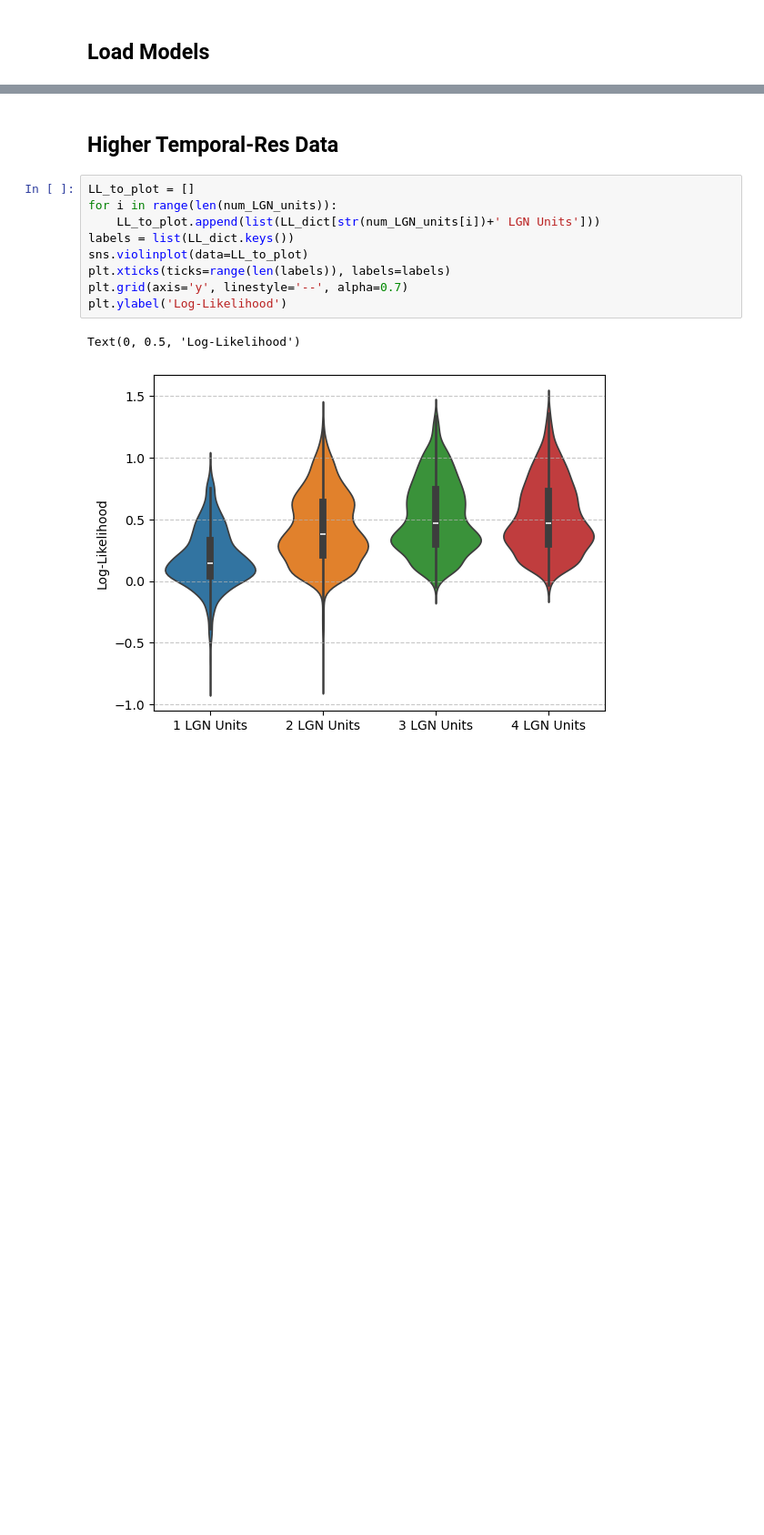
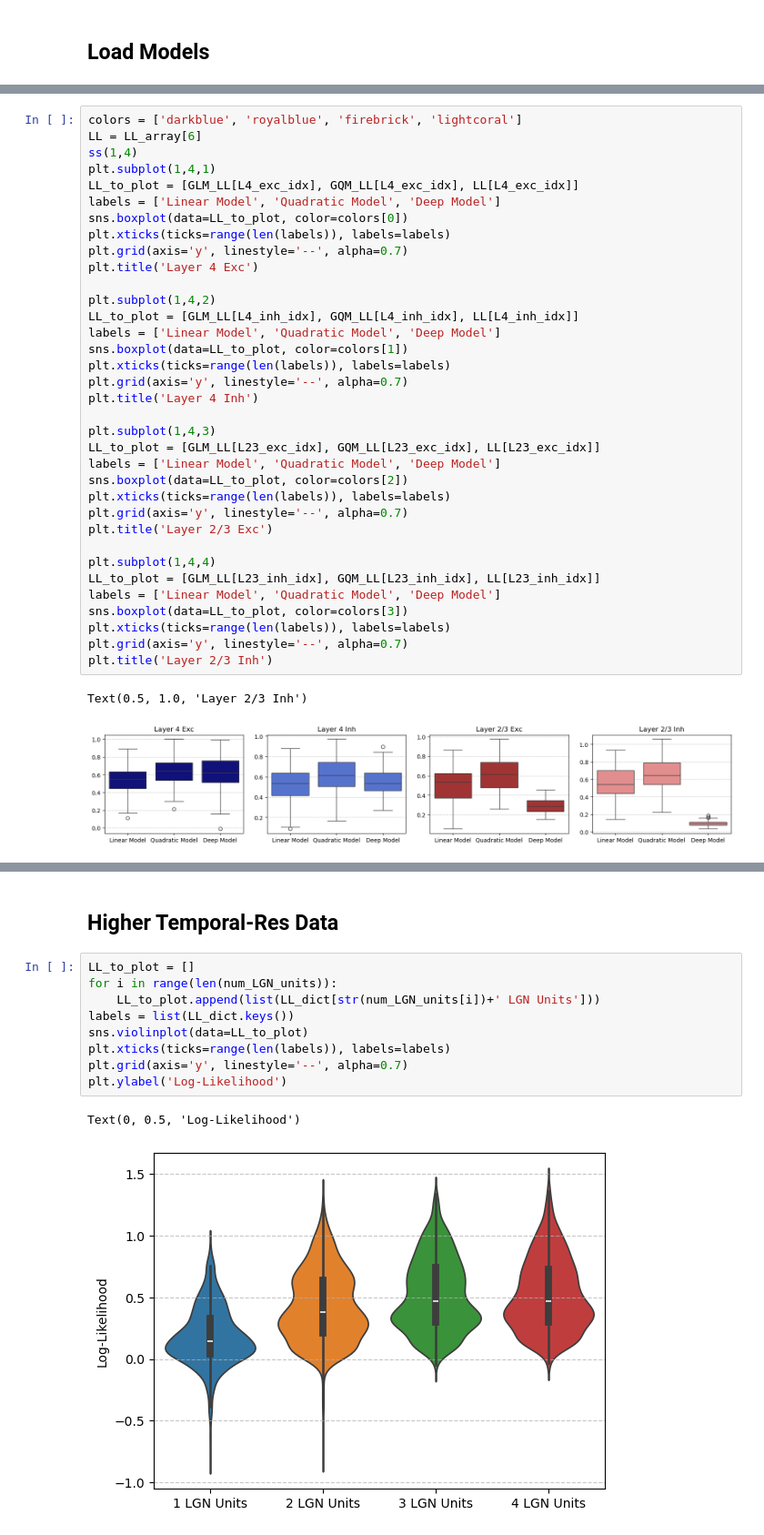
Before and after one commit to IsabelF98/Cloud_SynthData_Proj, a Jupyter notebook: LGN_units.ipynb, the cells around one changed output, grey strips where cells are left out. Shown at 91% size. Cells and saved outputs as stored; diff of their text form; blank space fills up the shorter version.

```diff
--- a/LGN_units.ipynb
+++ b/LGN_units.ipynb
@@ -338,0 +451,38 @@ for k in range(5):
+# %%
+colors = ['darkblue', 'royalblue', 'firebrick', 'lightcoral']
+LL = LL_array[6]
+ss(1,4)
+plt.subplot(1,4,1)
+LL_to_plot = [GLM_LL[L4_exc_idx], GQM_LL[L4_exc_idx], LL[L4_exc_idx]]
+labels = ['Linear Model', 'Quadratic Model', 'Deep Model']
+sns.boxplot(data=LL_to_plot, color=colors[0])
+plt.xticks(ticks=range(len(labels)), labels=labels)
+plt.grid(axis='y', linestyle='--', alpha=0.7)
+plt.title('Layer 4 Exc')
+
+plt.subplot(1,4,2)
+LL_to_plot = [GLM_LL[L4_inh_idx], GQM_LL[L4_inh_idx], LL[L4_inh_idx]]
+labels = ['Linear Model', 'Quadratic Model', 'Deep Model']
+sns.boxplot(data=LL_to_plot, color=colors[1])
+plt.xticks(ticks=range(len(labels)), labels=labels)
+plt.grid(axis='y', linestyle='--', alpha=0.7)
+plt.title('Layer 4 Inh')
+
+plt.subplot(1,4,3)
+LL_to_plot = [GLM_LL[L23_exc_idx], GQM_LL[L23_exc_idx], LL[L23_exc_idx]]
+labels = ['Linear Model', 'Quadratic Model', 'Deep Model']
+sns.boxplot(data=LL_to_plot, color=colors[2])
+plt.xticks(ticks=range(len(labels)), labels=labels)
+plt.grid(axis='y', linestyle='--', alpha=0.7)
+plt.title('Layer 2/3 Exc')
+
+plt.subplot(1,4,4)
+LL_to_plot = [GLM_LL[L23_inh_idx], GQM_LL[L23_inh_idx], LL[L23_inh_idx]]
+labels = ['Linear Model', 'Quadratic Model', 'Deep Model']
+sns.boxplot(data=LL_to_plot, color=colors[3])
+plt.xticks(ticks=range(len(labels)), labels=labels)
+plt.grid(axis='y', linestyle='--', alpha=0.7)
+plt.title('Layer 2/3 Inh')
+# %% [output]
+Text(0.5, 1.0, 'Layer 2/3 Inh')
+[figure, added]
```
Also changed, not shown: parts of 20 cells of this notebook, 2 other files.
